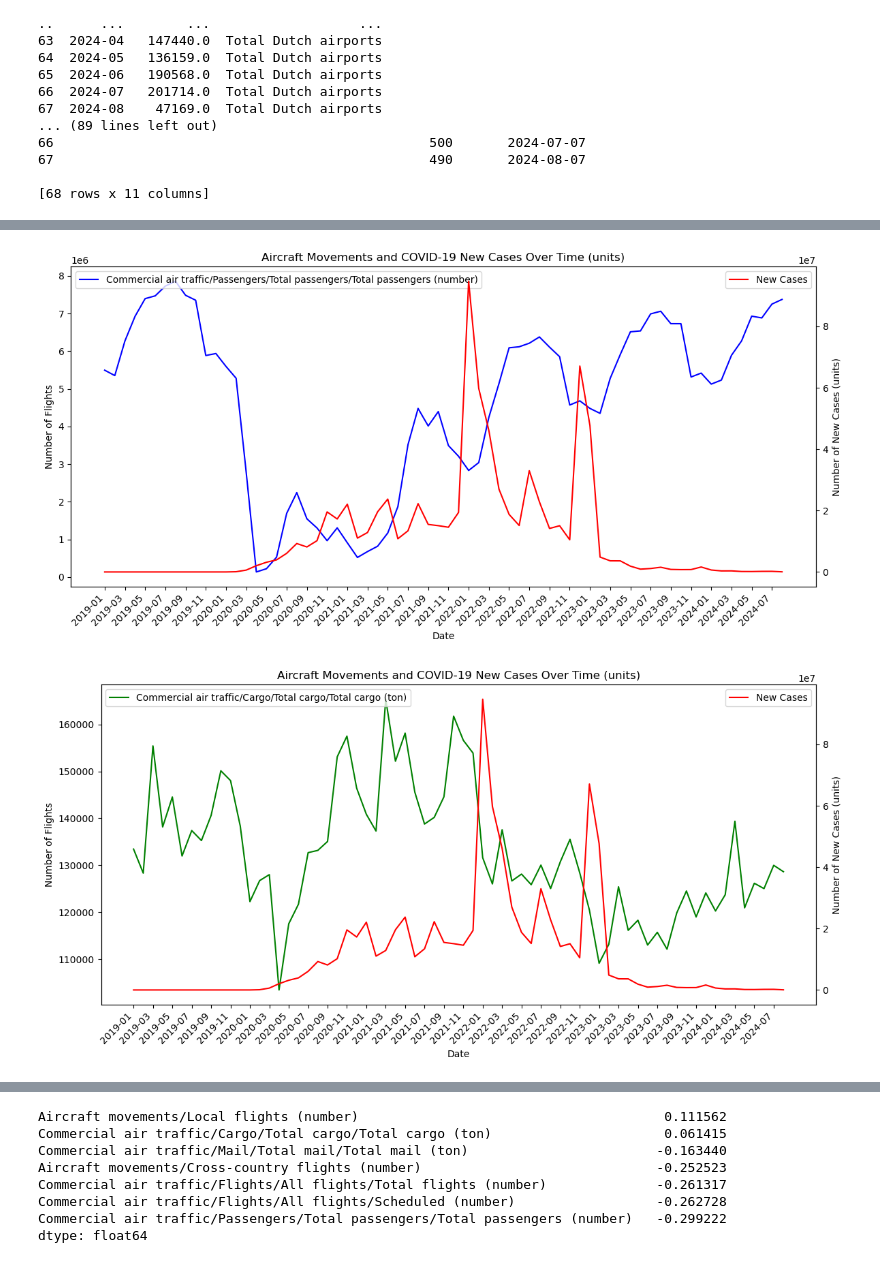
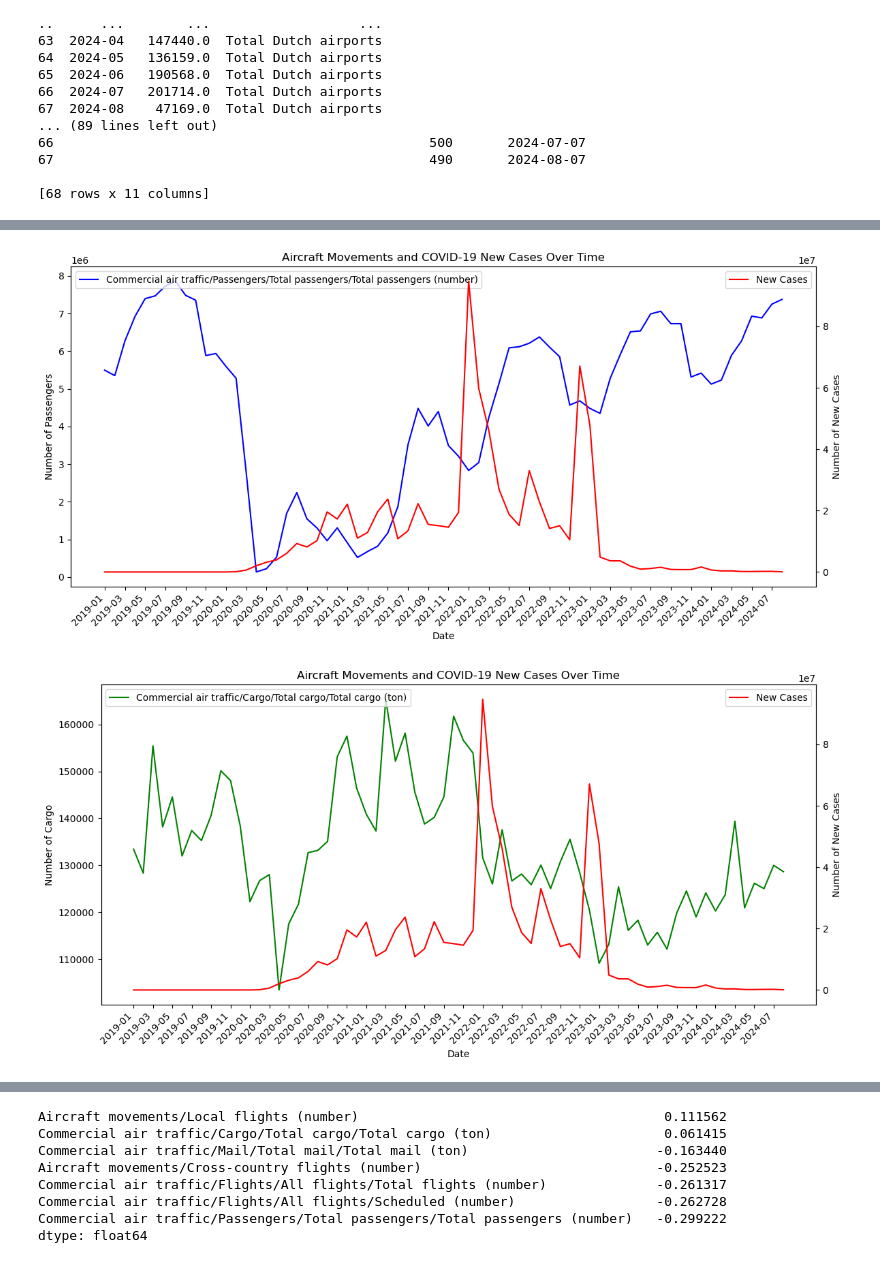
Before and after one commit to mengzi667/TIL6022-group-project, a Jupyter notebook: project/code and data/data_covid_world.ipynb, the cells around one changed output, grey strips where cells are left out. Drawn from its saved outputs; the diff is of its cells as text; code cells hidden in the pictures.

```diff
--- a/project/code and data/data_covid_world.ipynb
+++ b/project/code and data/data_covid_world.ipynb
@@ -162,8 +161,8 @@ ax1.plot(merged_df['month'], merged_df.iloc[:, -4], label=merged_df.columns[-4],
 
 # Set the labels and title for the first y-axis
 ax1.set_xlabel('Date')
-ax1.set_ylabel('Number of Flights')
-ax1.set_title('Aircraft Movements and COVID-19 New Cases Over Time (units)')
+ax1.set_ylabel('Number of Passengers')
+ax1.set_title('Aircraft Movements and COVID-19 New Cases Over Time')
 ax1.legend(loc='upper left')
 
 # Rotate x-axis labels for better readability
@@ -175,7 +174,7 @@ ax2 = ax1.twinx()
 ax2.plot(merged_df['month'], merged_df['new_cases'], label='New Cases', color='red')
 
 # Set the label for the second y-axis with unit
-ax2.set_ylabel('Number of New Cases (units)')
+ax2.set_ylabel('Number of New Cases')
 ax2.legend(loc='upper right')
 
 # Adjust layout to prevent clipping of tick-labels
@@ -192,8 +191,8 @@ ax1.plot(merged_df['month'], merged_df.iloc[:, -3], label=merged_df.columns[-3],
 
 # Set the labels and title for the first y-axis
 ax1.set_xlabel('Date')
-ax1.set_ylabel('Number of Flights')
-ax1.set_title('Aircraft Movements and COVID-19 New Cases Over Time (units)')
+ax1.set_ylabel('Number of Cargo')
+ax1.set_title('Aircraft Movements and COVID-19 New Cases Over Time')
 ax1.legend(loc='upper left')
 
 # Rotate x-axis labels for better readability
@@ -205,7 +204,7 @@ ax2 = ax1.twinx()
 ax2.plot(merged_df['month'], merged_df['new_cases'], label='New Cases', color='red')
 
 # Set the label for the second y-axis with unit
-ax2.set_ylabel('Number of New Cases (units)')
+ax2.set_ylabel('Number of New Cases')
 ax2.legend(loc='upper right')
 
 # Adjust layout to prevent clipping of tick-labels
@@ -214,35 +213,35 @@ fig.tight_layout()
 # Show the second plot
 plt.show()
 
 # Set the figure size for the third plot
 fig, ax1 = plt.subplots(figsize=(12, 6))
 
 # Plot the third of the last three columns as a line chart on the first y-axis
 ax1.plot(merged_df['month'], merged_df.iloc[:, -2], label=merged_df.columns[-2], color='purple')
 
 # Set the labels and title for the first y-axis
 ax1.set_xlabel('Date')
-ax1.set_ylabel('Number of Flights')
-ax1.set_title('Aircraft Movements and COVID-19 New Cases Over Time (units)')
+ax1.set_ylabel('Number of Mails')
+ax1.set_title('Aircraft Movements and COVID-19 New Cases Over Time')
 ax1.legend(loc='upper left')
 
 # Rotate x-axis labels for better readability
 ax1.set_xticks(ax1.get_xticks()[::2])  # Show every second label
 ax1.set_xticklabels(merged_df['month'][::2], rotation=45, ha='right')
 
 # Create a second y-axis for the new cases
 ax2 = ax1.twinx()
 ax2.plot(merged_df['month'], merged_df['new_cases'], label='New Cases', color='red')
 
 # Set the label for the second y-axis with unit
-ax2.set_ylabel('Number of New Cases (units)')
+ax2.set_ylabel('Number of New Cases')
 ax2.legend(loc='upper right')
 
 # Adjust layout to prevent clipping of tick-labels
 fig.tight_layout()
 
 # Show the third plot
 plt.show()
 # %% [output]
-[figure, old version]
+[figure, new version]
-[figure, old version]
+[figure, new version]
```
Also changed, not shown: parts of 8 cells of this notebook, 1 other file.
